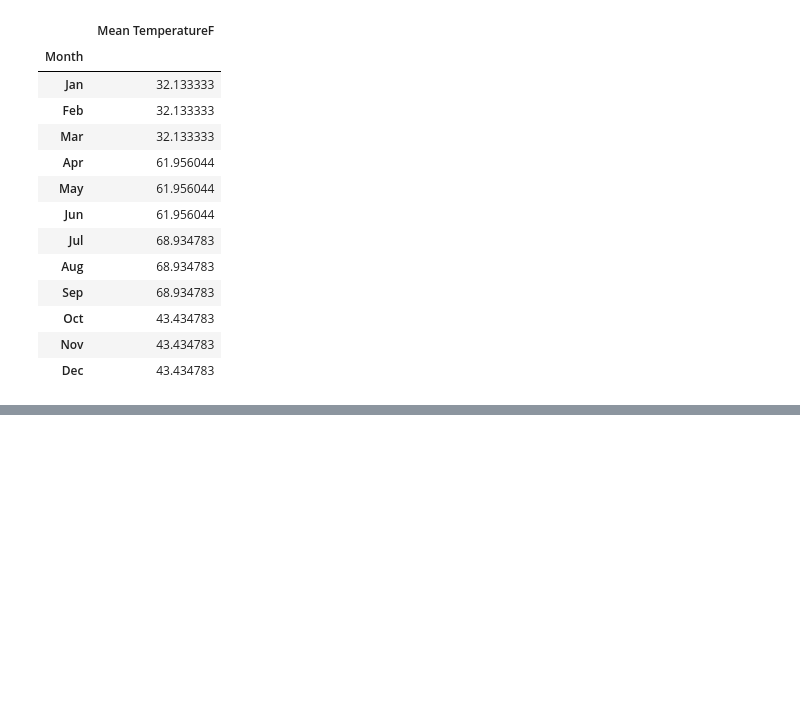
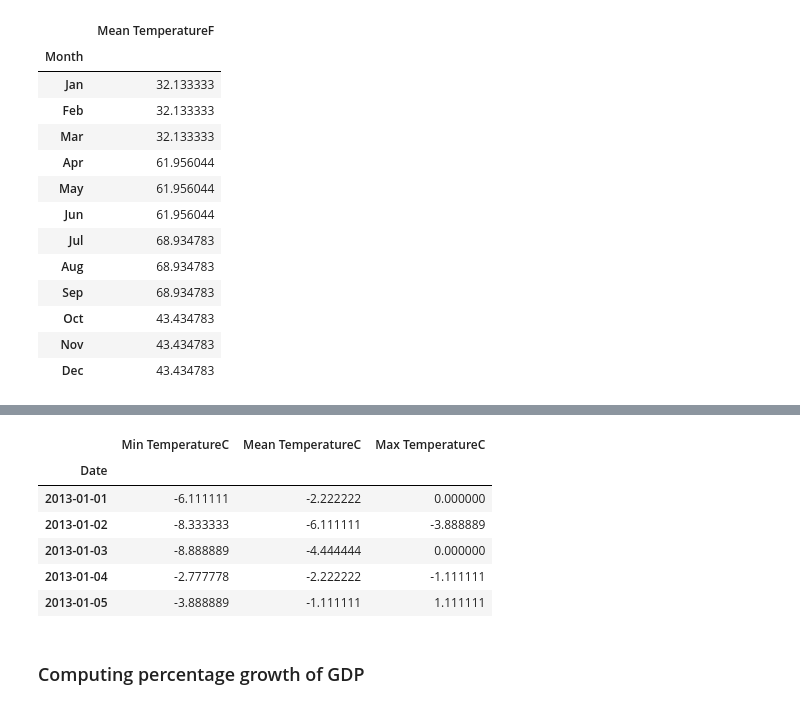
Before and after one commit to kajzer/bootcamp_data_science, a Jupyter notebook: Additional/Pandas/preparing_data.ipynb, the cells around one changed output, grey strips where cells are left out. Saved outputs shown, nothing was run; the diff lists cells and outputs as text; code cells hidden in the pictures; blank space fills up the shorter version.

```diff
--- a/Additional/Pandas/preparing_data.ipynb
+++ b/Additional/Pandas/preparing_data.ipynb
@@ -104,0 +148,3 @@ weather3
+# %%
+weather = pd.read_csv('pittsburgh2013.csv', index_col='Date', parse_dates=True)
+weather.info()
@@ -104,0 +169,15 @@ weather3
+# %%
+temps_f = weather[['Min TemperatureF', 'Mean TemperatureF', 'Max TemperatureF']]
+temps_c = (temps_f - 32)*5/9
+temps_c.columns = temps_c.columns.str.replace('F', 'C')
+temps_c.head()
+# %% [output]
+|  | Min TemperatureC | Mean TemperatureC | Max TemperatureC |
+| Date |  |  |  |
+| 2013-01-01 | -6.111111 | -2.222222 | 0.000000 |
+| 2013-01-02 | -8.333333 | -6.111111 | -3.888889 |
+| 2013-01-03 | -8.888889 | -4.444444 | 0.000000 |
+| 2013-01-04 | -2.777778 | -2.222222 | -1.111111 |
+| 2013-01-05 | -3.888889 | -1.111111 | 1.111111 |
+# %% [markdown]
+### Computing percentage growth of GDP
```
Also changed, not shown: parts of 18 cells of this notebook, 6 other files.
